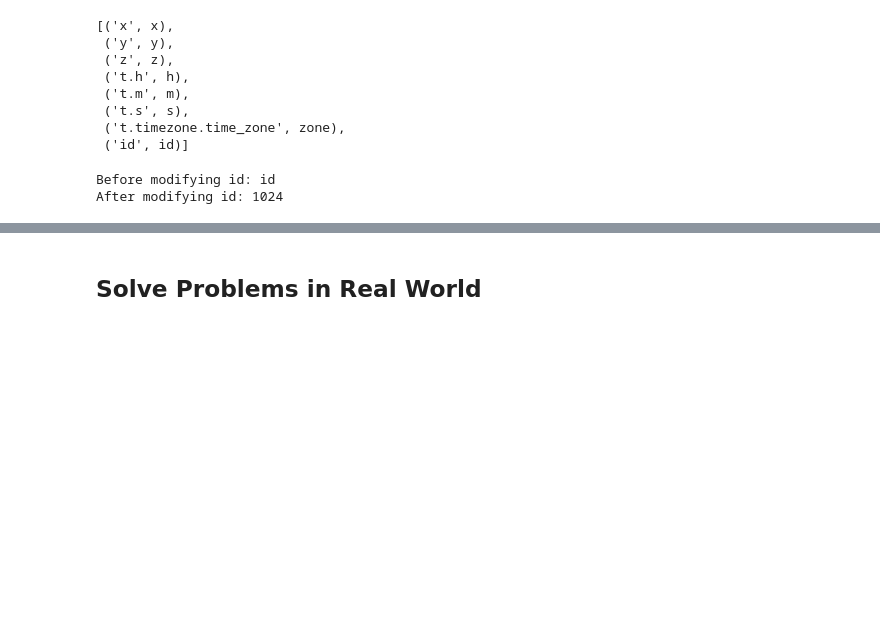
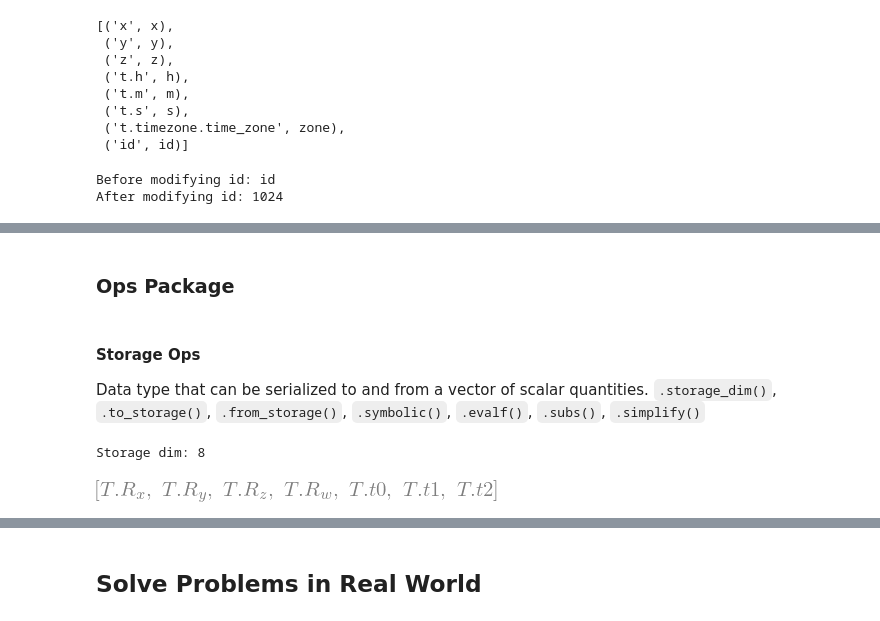
Before and after one commit to xipengwang/xipengwang.github.io, a Jupyter notebook: notebooks/symforce.ipynb, the cells around one changed output, grey strips where cells are left out. Saved outputs shown, nothing was run; the diff lists cells and outputs as text; code cells hidden in the pictures; blank space fills up the shorter version.

Commit message:
Blog: Update symforce notebook

```diff
--- a/notebooks/symforce.ipynb
+++ b/notebooks/symforce.ipynb
@@ -342,0 +340,27 @@ storage_D_tangent shape: (7, 6)
+# %% [markdown]
+### Ops Package
+# %% [markdown]
+#### Storage Ops
+Data type that can be serialized to and from a vector of scalar quantities.
+`.storage_dim()`, `.to_storage()`, `.from_storage()`, `.symbolic()`, `.evalf()`, `.subs()`, `.simplify()`
+# %%
+# Storage Ops
+
+from symforce.ops import StorageOps
+
+# Element-wise operations on Values object with multiple types of elements
+values = Values(
+    pose=sf.Pose3(),
+    scalar=sf.Symbol("x"),
+)
+print(f"Storage dim: {StorageOps.storage_dim(values)}")  # 4 quaternion + 3 position + 1 scalar
+
+# Serialize geometric type and reconstruct
+T = sf.Pose3.symbolic("T")
+T_serialized = StorageOps.to_storage(T)
+T_recovered = StorageOps.from_storage(sf.Pose3, T_serialized)
+display(T_serialized)
+assert(T == T_recovered)
+# %% [output]
+Storage dim: 8
+[figure, added]
```
Also changed, not shown: parts of 26 cells of this notebook, 1 other file.
